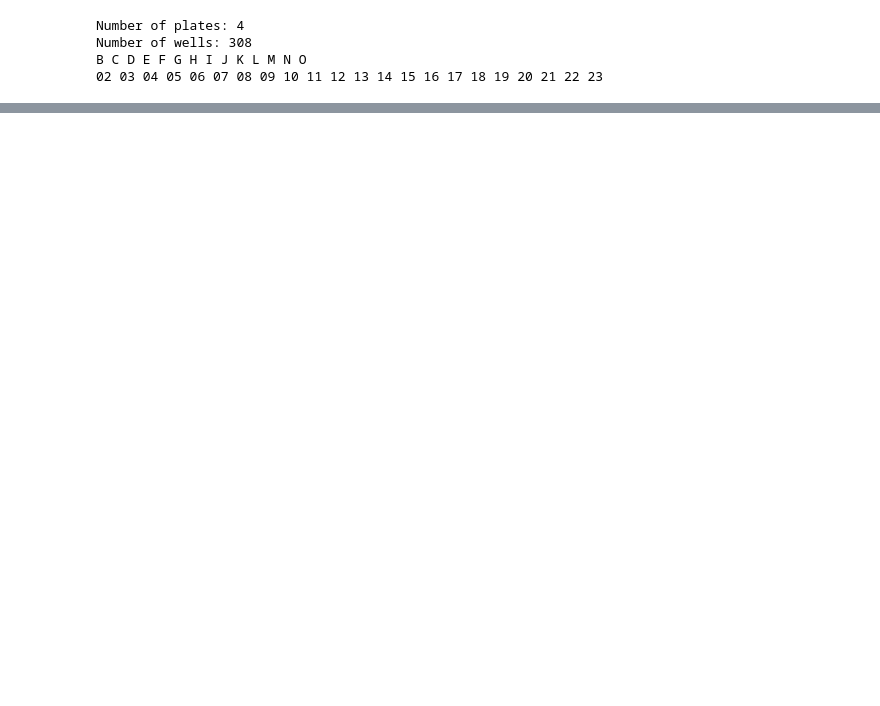
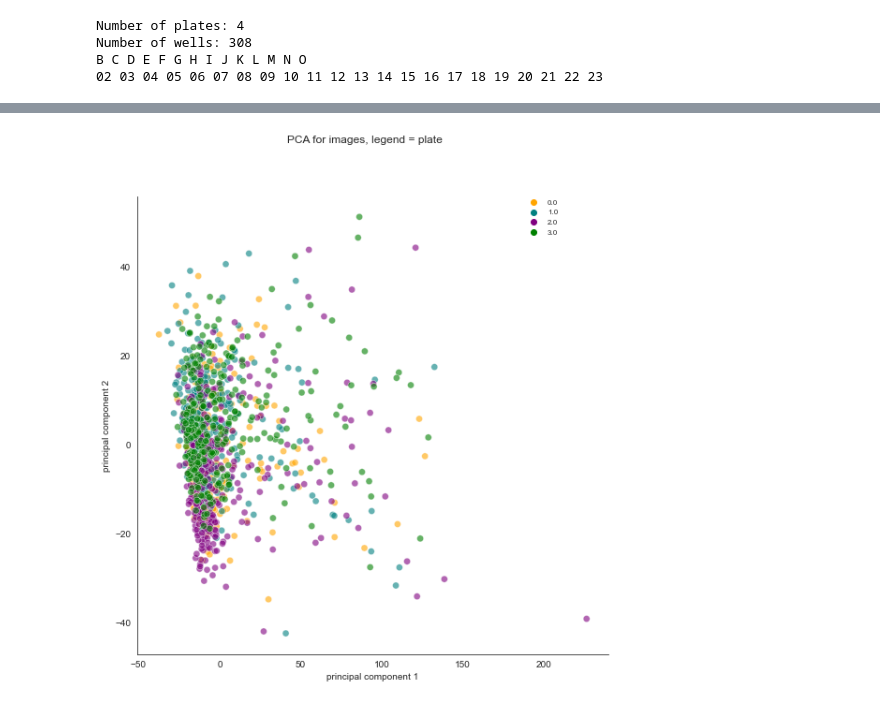
Before and after one commit to pharmbio/colopaint3D, a Jupyter notebook: 2D_analysis/5_PlotPCA.ipynb, the cells around one changed output, grey strips where cells are left out. Saved outputs shown, nothing was run; the diff lists cells and outputs as text; code cells hidden in the pictures; blank space fills up the shorter version.

```diff
--- a/2D_analysis/5_PlotPCA.ipynb
+++ b/2D_analysis/5_PlotPCA.ipynb
@@ -32,7 +35,7 @@ figformat = 'png'
 dpi = 150
 # %%
 BaseDir = "results"
-OutputDir = 'heatmaps'
+OutputDir = 'PCA'
 
 if not os.path.exists(OutputDir):
     os.makedirs(OutputDir)
@@ -304,0 +115,21 @@ for feature in FeaturesToPlot[:]:
+# %%
+x = groupedbyImage_var.iloc[:, 4:-6].values
+x = StandardScaler().fit_transform(x)
+
+pca = PCA(n_components=5)
+principalComponents = pca.fit_transform(x)
+# %%
+ImagePrincipalDf = pd.DataFrame(data = principalComponents)
+ImagePrincipalDf.rename(columns={0: 'principal component 1', 1: 'principal component 2', 2: 'principal component 3',3: 'principal component 4',4: 'principal component 5'}, inplace=True)
+ImagePrincipalDf['conc'] = groupedbyImage_var['conc']
+ImagePrincipalDf['compound'] = groupedbyImage_var['compound']
+ImagePrincipalDf['barcode'] = groupedbyImage_var['barcode']
+# %%
+for i in range(len(listOfPlates)):
+    ImagePrincipalDf.loc[ImagePrincipalDf['barcode'] == listOfPlates[i], 'plate'] = int(i)
+
+
+ImagePrincipalDf.loc[ImagePrincipalDf['compound'] == '[dmso]', 'conc'] = 0
+
+ImagePrincipalDf['ctr'] = 0
+ImagePrincipalDf.loc[ImagePrincipalDf['compound'] == '[dmso]', 'ctr'] = 1
@@ -304,0 +145,20 @@ for feature in FeaturesToPlot[:]:
+# %%
+hue= 'plate'
+
+pal=['orange', 'teal', 'purple', 'green']
+
+fig = plt.figure(figsize = (9,9))
+fig.suptitle('PCA for images, legend = {}'.format(hue), fontsize = 12)
+ax = fig.add_subplot()
+
+ax =sns.scatterplot(x='principal component 1', y='principal component 2',
+              hue=hue, data=ImagePrincipalDf, palette=pal,  s=50, alpha = 0.6, marker = 'o');
+
+ax.legend(bbox_to_anchor = (0.9, 1),borderaxespad = 0, fontsize = 8, frameon = False)
+#ax.set_xlim([-50, 100])
+#ax.set_ylim([-40, 60])
+# ax.get_legend().remove()
+sns.despine()
+fig.savefig('{}/PC1_PC2_{}.{}'.format(OutputDir, hue, figformat),  dpi=dpi)
+# %% [output]
+[figure, added]
```
Also changed, not shown: parts of 34 cells of this notebook, 2 other files.
